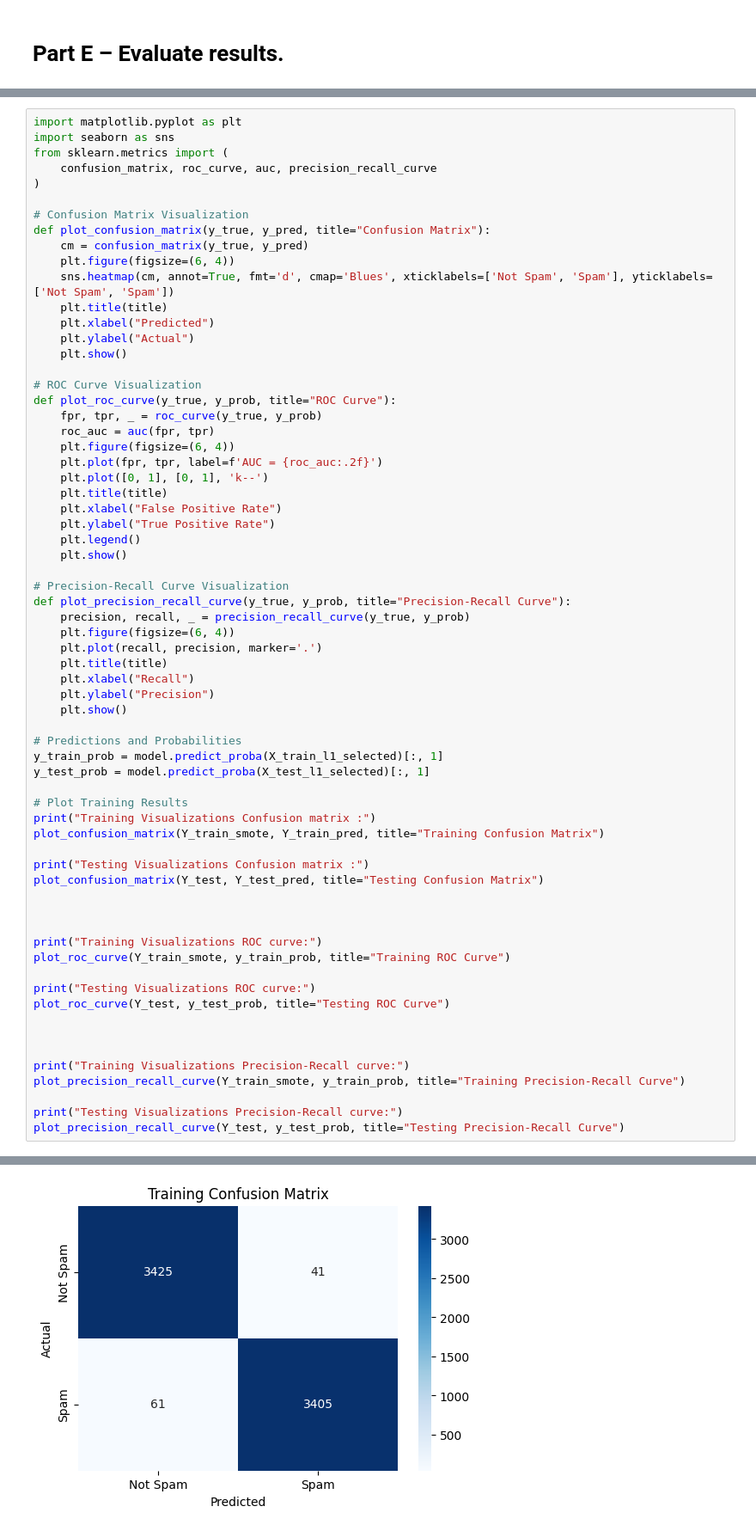
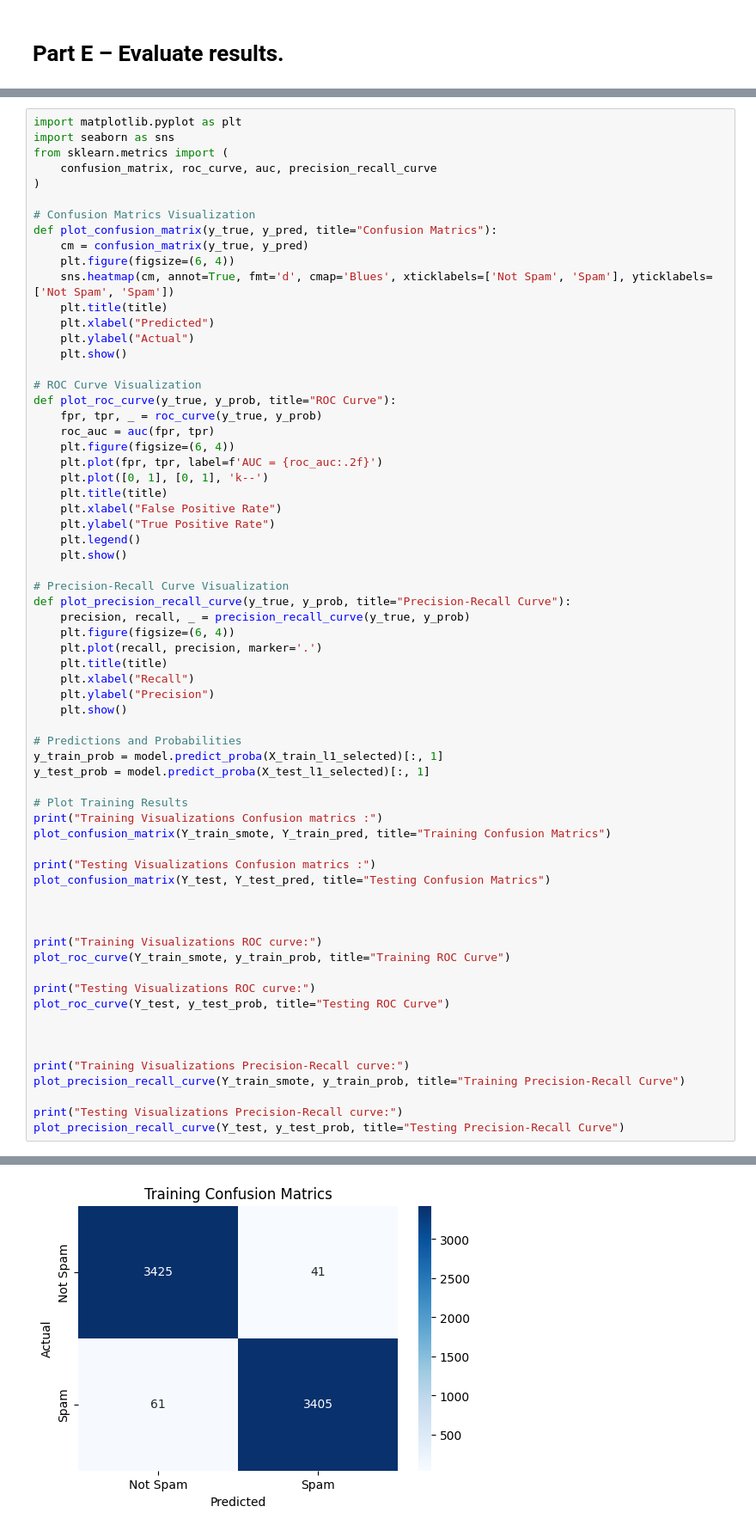
Before and after one commit to han-zyx/Email-spam-classification, a Jupyter notebook: notebook/email_spam_classification-test.ipynb, the cells around one changed output, grey strips where cells are left out. Shown at 86% size. Saved outputs shown, nothing was run; the diff lists cells and outputs as text.

```diff
--- a/notebook/email_spam_classification-test.ipynb
+++ b/notebook/email_spam_classification-test.ipynb
@@ -720,8 +748,8 @@ from sklearn.metrics import (
     confusion_matrix, roc_curve, auc, precision_recall_curve
 )
 
-# Confusion Matrix Visualization
-def plot_confusion_matrix(y_true, y_pred, title="Confusion Matrix"):
+# Confusion Matrics Visualization
+def plot_confusion_matrix(y_true, y_pred, title="Confusion Matrics"):
     cm = confusion_matrix(y_true, y_pred)
     plt.figure(figsize=(6, 4))
     sns.heatmap(cm, annot=True, fmt='d', cmap='Blues', xticklabels=['Not Spam', 'Spam'], yticklabels=['Not Spam', 'Spam'])
@@ -758,11 +786,11 @@ y_train_prob = model.predict_proba(X_train_l1_selected)[:, 1]
 y_test_prob = model.predict_proba(X_test_l1_selected)[:, 1]
 
 # Plot Training Results
-print("Training Visualizations Confusion matrix :")
-plot_confusion_matrix(Y_train_smote, Y_train_pred, title="Training Confusion Matrix")
+print("Training Visualizations Confusion matrics :")
+plot_confusion_matrix(Y_train_smote, Y_train_pred, title="Training Confusion Matrics")
 
-print("Testing Visualizations Confusion matrix :")
-plot_confusion_matrix(Y_test, Y_test_pred, title="Testing Confusion Matrix")
+print("Testing Visualizations Confusion matrics :")
+plot_confusion_matrix(Y_test, Y_test_pred, title="Testing Confusion Matrics")
 
 
 
@@ -784 +812 @@ Training Visualizations Confusion matrix :
-[figure, old version]
+[figure, new version]
```
Also changed, not shown: parts of 14 cells of this notebook.
